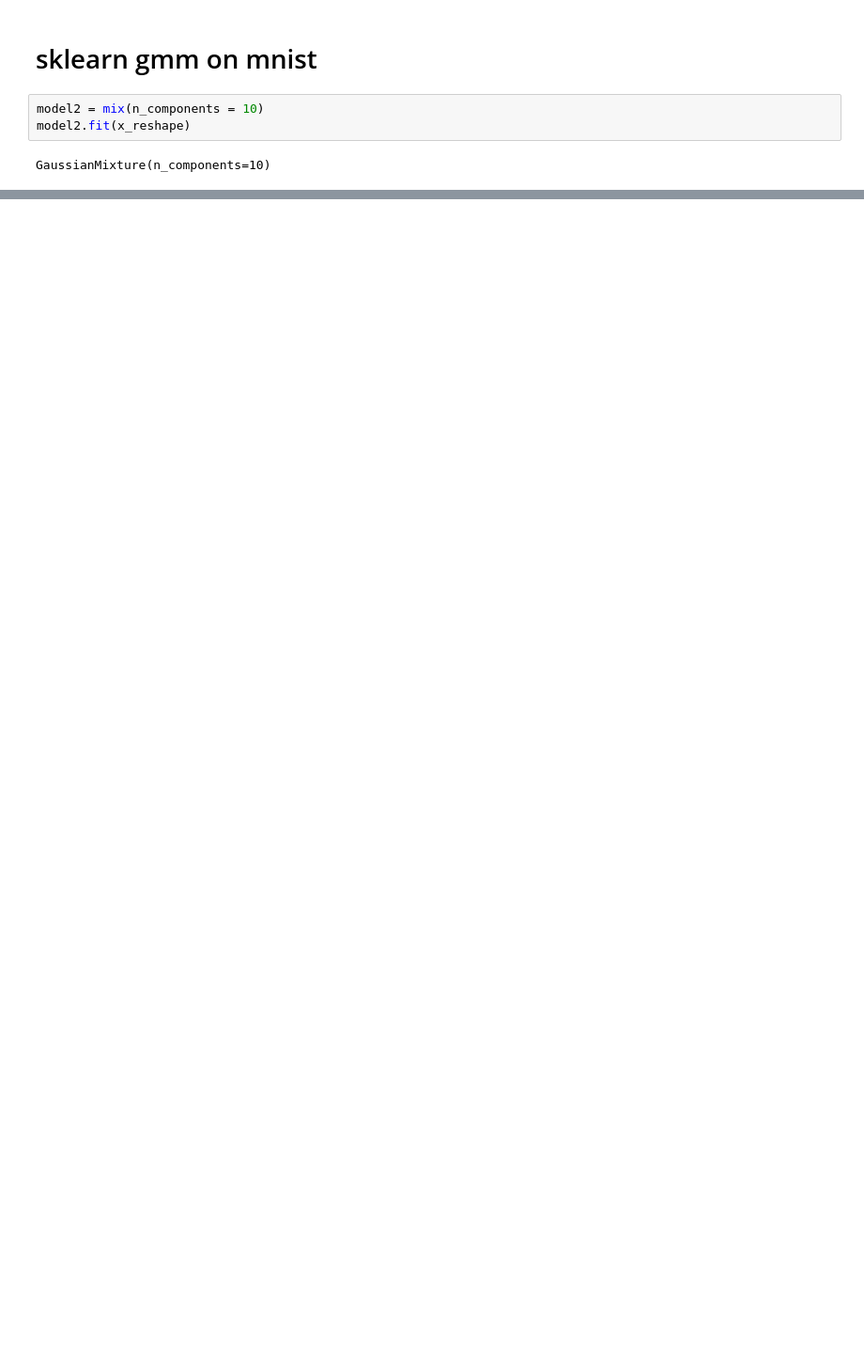
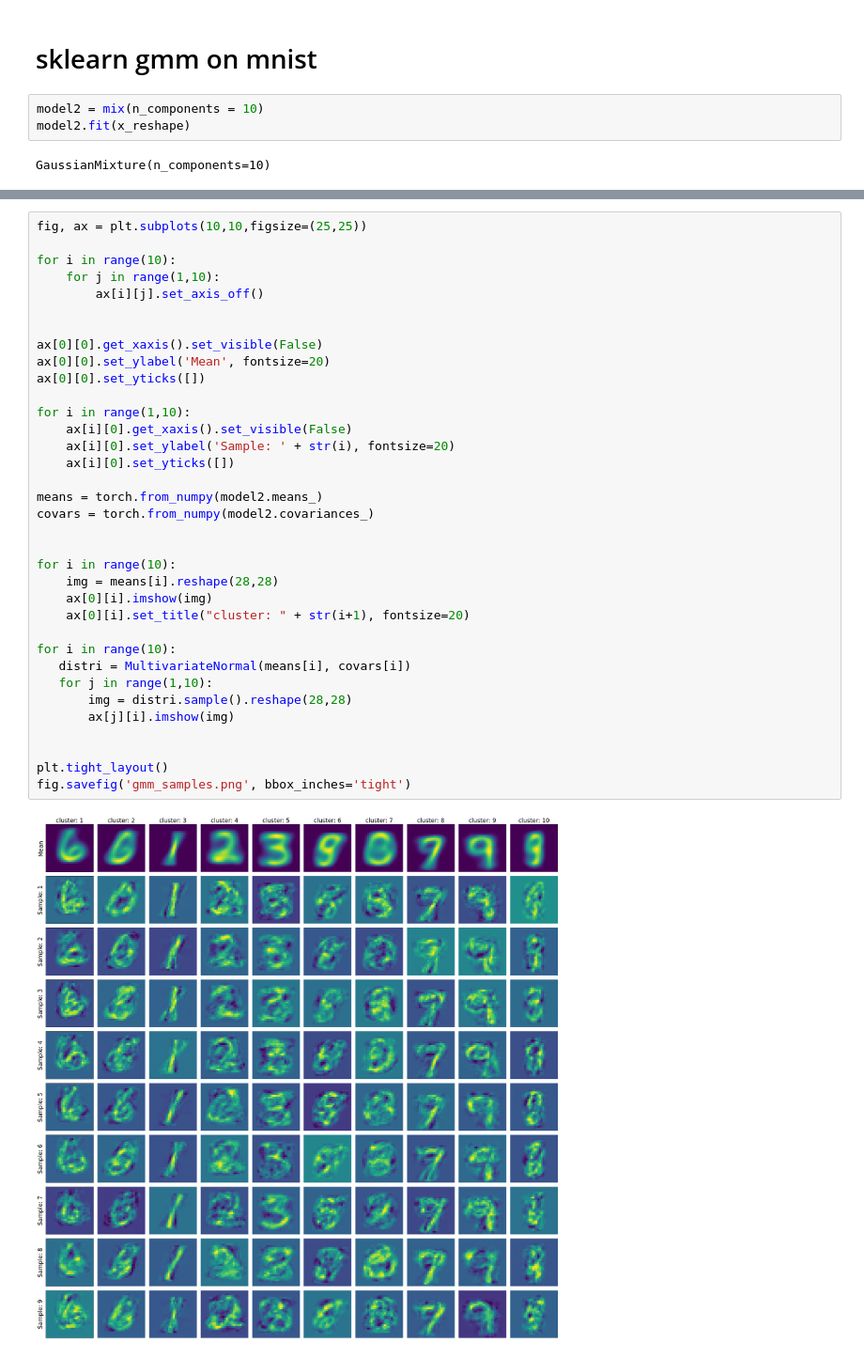
Before and after one commit to JackismyShephard/pml-22-exam, a Jupyter notebook: scripts/a2_gmm.ipynb, the cells around one changed output, grey strips where cells are left out. Shown at 94% size. Drawn from its saved outputs; the diff is of its cells as text; blank space fills up the shorter version.

```diff
--- a/scripts/a2_gmm.ipynb
+++ b/scripts/a2_gmm.ipynb
@@ -135,0 +168,37 @@ fig.savefig('mnists_means.png')
+# %%
+fig, ax = plt.subplots(10,10,figsize=(25,25))
+
+for i in range(10):
+    for j in range(1,10):
+        ax[i][j].set_axis_off()
+
+
+ax[0][0].get_xaxis().set_visible(False)
+ax[0][0].set_ylabel('Mean', fontsize=20)
+ax[0][0].set_yticks([])
+
+for i in range(1,10):
+    ax[i][0].get_xaxis().set_visible(False)
+    ax[i][0].set_ylabel('Sample: ' + str(i), fontsize=20)
+    ax[i][0].set_yticks([])
+
+means = torch.from_numpy(model2.means_)
+covars = torch.from_numpy(model2.covariances_)
+
+
+for i in range(10):
+    img = means[i].reshape(28,28)
+    ax[0][i].imshow(img)
+    ax[0][i].set_title("cluster: " + str(i+1), fontsize=20)
+
+for i in range(10):
+   distri = MultivariateNormal(means[i], covars[i])
+   for j in range(1,10):
+       img = distri.sample().reshape(28,28)
+       ax[j][i].imshow(img)
+
+
+plt.tight_layout()
+fig.savefig('gmm_samples.png', bbox_inches='tight')
+# %% [output]
+[figure, added]
```
Also changed, not shown: parts of 7 cells of this notebook.
